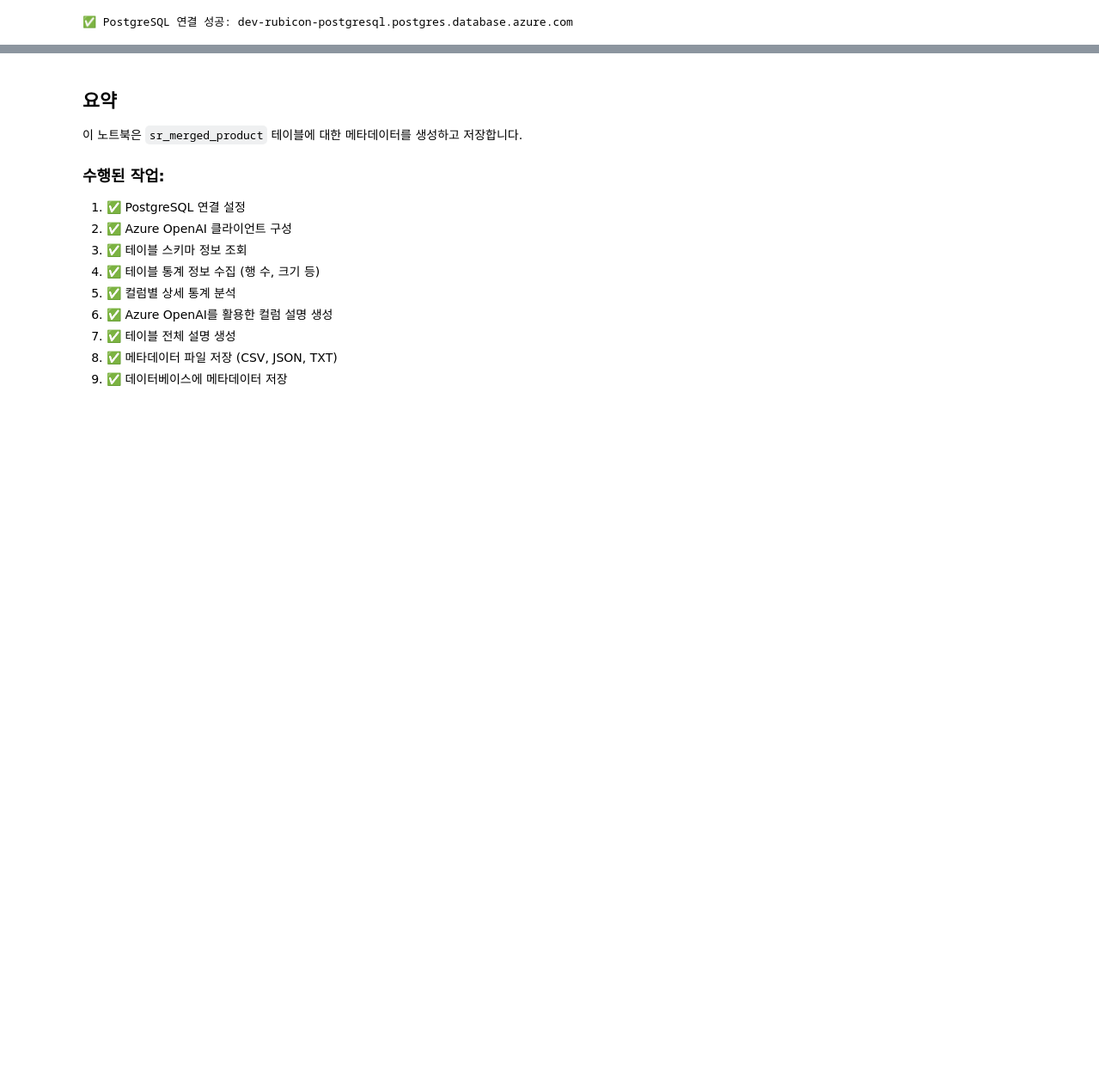
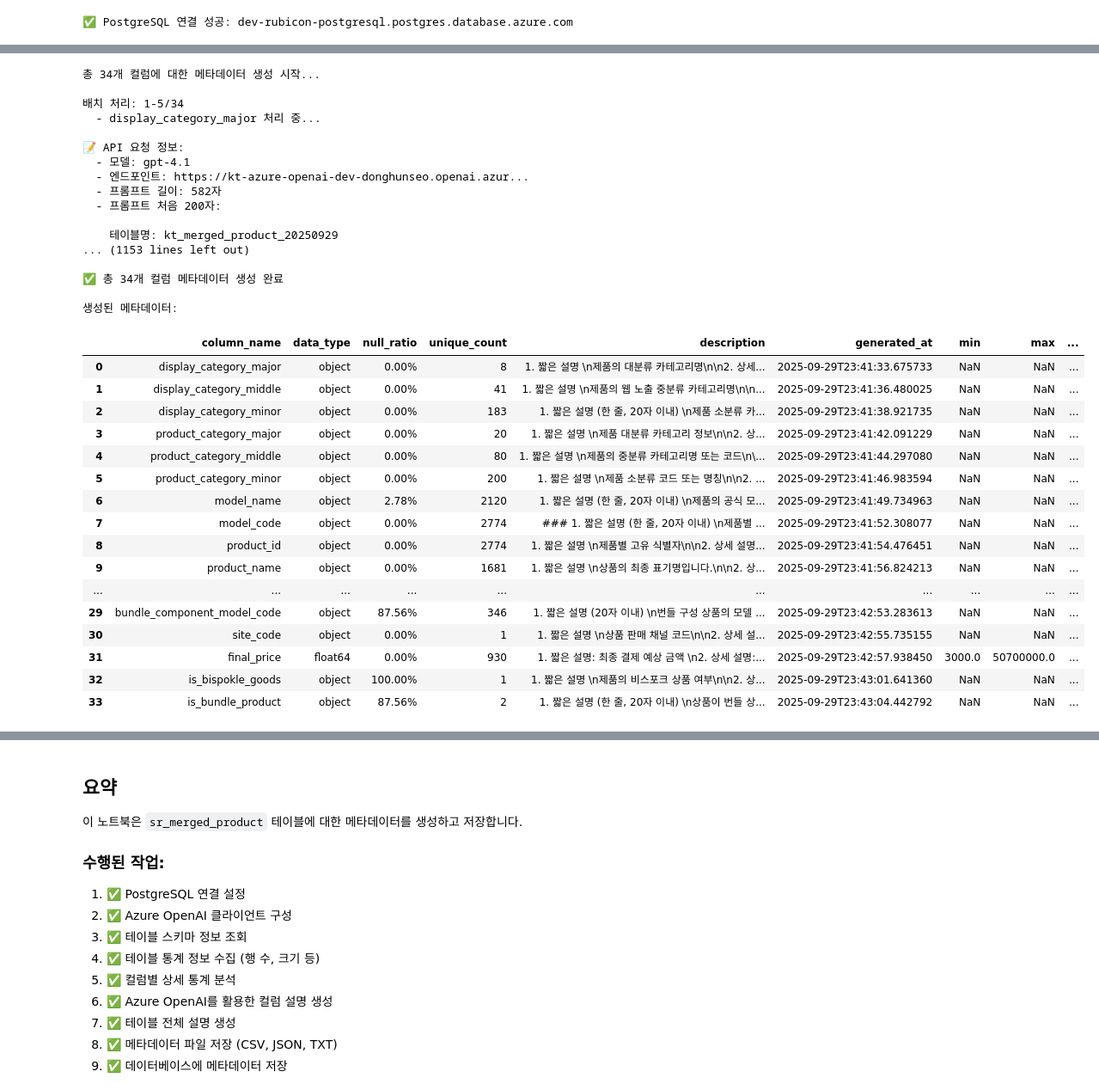
Before and after one commit to sm1835dh/dev_sr_preperation, a Jupyter notebook: notebooks/generate_metadata.ipynb, the cells around one changed output, grey strips where cells are left out. Shown at 86% size. Drawn from its saved outputs; the diff is of its cells as text; code cells hidden in the pictures; blank space fills up the shorter version.

Commit message:
* description 추출

```diff
--- a/notebooks/generate_metadata.ipynb
+++ b/notebooks/generate_metadata.ipynb
@@ -736,40 +789,75 @@ def generate_all_column_metadata(df_stats, batch_size=5):
             print(f"  - {column_name} 처리 중...")
 
             # OpenAI 설명 생성
-            description = generate_column_description(column_info)
+            description = generate_column_description(column_info, table_context="kt_merged_product_20250929")
 
             # 메타데이터 구성
             metadata = {
                 'column_name': column_name,
                 'data_type': column_info.get('data_type'),
                 'null_ratio': column_info.get('null_ratio'),
                 'unique_count': column_info.get('unique_count'),
                 'description': description,
                 'generated_at': datetime.now().isoformat()
             }
 
             # 수치형 데이터 추가 정보
             if 'min' in column_info:
                 metadata.update({
                     'min': column_info.get('min'),
                     'max': column_info.get('max'),
                     'mean': column_info.get('mean'),
                     'median': column_info.get('median')
                 })
 
             metadata_list.append(metadata)
 
             # API 호출 제한 방지를 위한 대기
             import time
             time.sleep(0.5)
 
     print(f"\n✅ 총 {len(metadata_list)}개 컬럼 메타데이터 생성 완료")
     return pd.DataFrame(metadata_list)
 
 # 메타데이터 생성 (처음 10개 컬럼만)
-df_metadata = generate_all_column_metadata(df_column_stats.head(10))
+df_metadata = generate_all_column_metadata(df_column_stats)
 if df_metadata is not None:
     print("\n생성된 메타데이터:")
     display(df_metadata)
+# %% [output]
+총 34개 컬럼에 대한 메타데이터 생성 시작...
+
+배치 처리: 1-5/34
+  - display_category_major 처리 중...
+
+📝 API 요청 정보:
+  - 모델: gpt-4.1
+  - 엔드포인트: https://kt-azure-openai-dev-donghunseo.openai.azur...
+  - 프롬프트 길이: 582자
+  - 프롬프트 처음 200자:
+
+    테이블명: kt_merged_product_20250929
+... (1153 lines left out)
+
+✅ 총 34개 컬럼 메타데이터 생성 완료
+
+생성된 메타데이터:
+|  | column_name | data_type | null_ratio | unique_count | description | generated_at | min | max | ... |
+| 0 | display_category_major | object | 0.00% | 8 | 1. 짧은 설명 \n제품의 대분류 카테고리명\n\n2. 상세... | 2025-09-29T23:41:33.675733 | NaN | NaN | ... |
+| 1 | display_category_middle | object | 0.00% | 41 | 1. 짧은 설명 \n제품의 웹 노출 중분류 카테고리명\n\n... | 2025-09-29T23:41:36.480025 | NaN | NaN | ... |
+| 2 | display_category_minor | object | 0.00% | 183 | 1. 짧은 설명 (한 줄, 20자 이내) \n제품 소분류 카... | 2025-09-29T23:41:38.921735 | NaN | NaN | ... |
+| 3 | product_category_major | object | 0.00% | 20 | 1. 짧은 설명 \n제품 대분류 카테고리 정보\n\n2. 상... | 2025-09-29T23:41:42.091229 | NaN | NaN | ... |
+| 4 | product_category_middle | object | 0.00% | 80 | 1. 짧은 설명 \n제품의 중분류 카테고리명 또는 코드\n\... | 2025-09-29T23:41:44.297080 | NaN | NaN | ... |
+| 5 | product_category_minor | object | 0.00% | 200 | 1. 짧은 설명 \n제품 소분류 코드 또는 명칭\n\n2. ... | 2025-09-29T23:41:46.983594 | NaN | NaN | ... |
+| 6 | model_name | object | 2.78% | 2120 | 1. 짧은 설명 (한 줄, 20자 이내) \n제품의 공식 모... | 2025-09-29T23:41:49.734963 | NaN | NaN | ... |
+| 7 | model_code | object | 0.00% | 2774 | ### 1. 짧은 설명 (한 줄, 20자 이내) \n제품별 ... | 2025-09-29T23:41:52.308077 | NaN | NaN | ... |
+| 8 | product_id | object | 0.00% | 2774 | 1. 짧은 설명 \n제품별 고유 식별자\n\n2. 상세 설명... | 2025-09-29T23:41:54.476451 | NaN | NaN | ... |
+| 9 | product_name | object | 0.00% | 1681 | 1. 짧은 설명 \n상품의 최종 표기명입니다.\n\n2. 상... | 2025-09-29T23:41:56.824213 | NaN | NaN | ... |
+| ... | ... | ... | ... | ... | ... | ... | ... | ... | ... |
+| 29 | bundle_component_model_code | object | 87.56% | 346 | 1. 짧은 설명 (20자 이내) \n번들 구성 상품의 모델 ... | 2025-09-29T23:42:53.283613 | NaN | NaN | ... |
+| 30 | site_code | object | 0.00% | 1 | 1. 짧은 설명 \n상품 판매 채널 코드\n\n2. 상세 설... | 2025-09-29T23:42:55.735155 | NaN | NaN | ... |
+| 31 | final_price | float64 | 0.00% | 930 | 1. 짧은 설명: 최종 결제 예상 금액 \n2. 상세 설명:... | 2025-09-29T23:42:57.938450 | 3000.0 | 50700000.0 | ... |
+| 32 | is_bispokle_goods | object | 100.00% | 1 | 1. 짧은 설명 \n제품의 비스포크 상품 여부\n\n2. 상... | 2025-09-29T23:43:01.641360 | NaN | NaN | ... |
+| 33 | is_bundle_product | object | 87.56% | 2 | 1. 짧은 설명 (한 줄, 20자 이내) \n상품이 번들 상... | 2025-09-29T23:43:04.442792 | NaN | NaN | ... |
 # %%
 # 9. 테이블 전체 설명 생성
```
Also changed, not shown: parts of 9 cells of this notebook.
